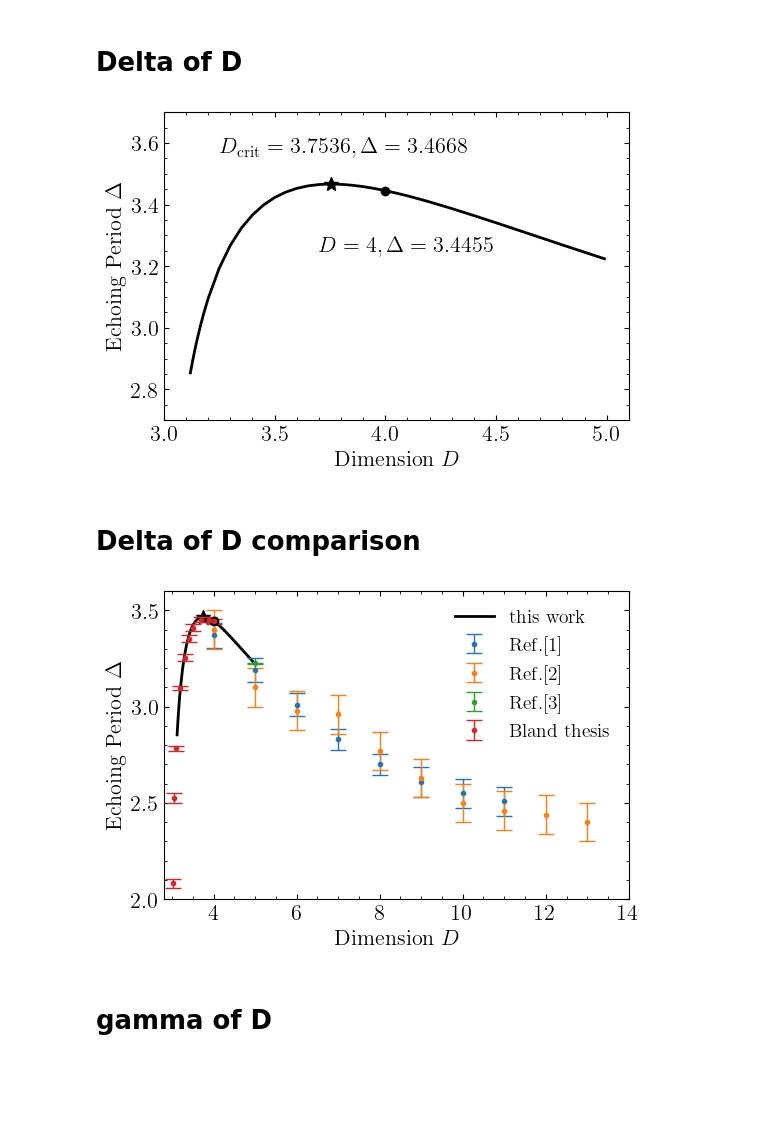
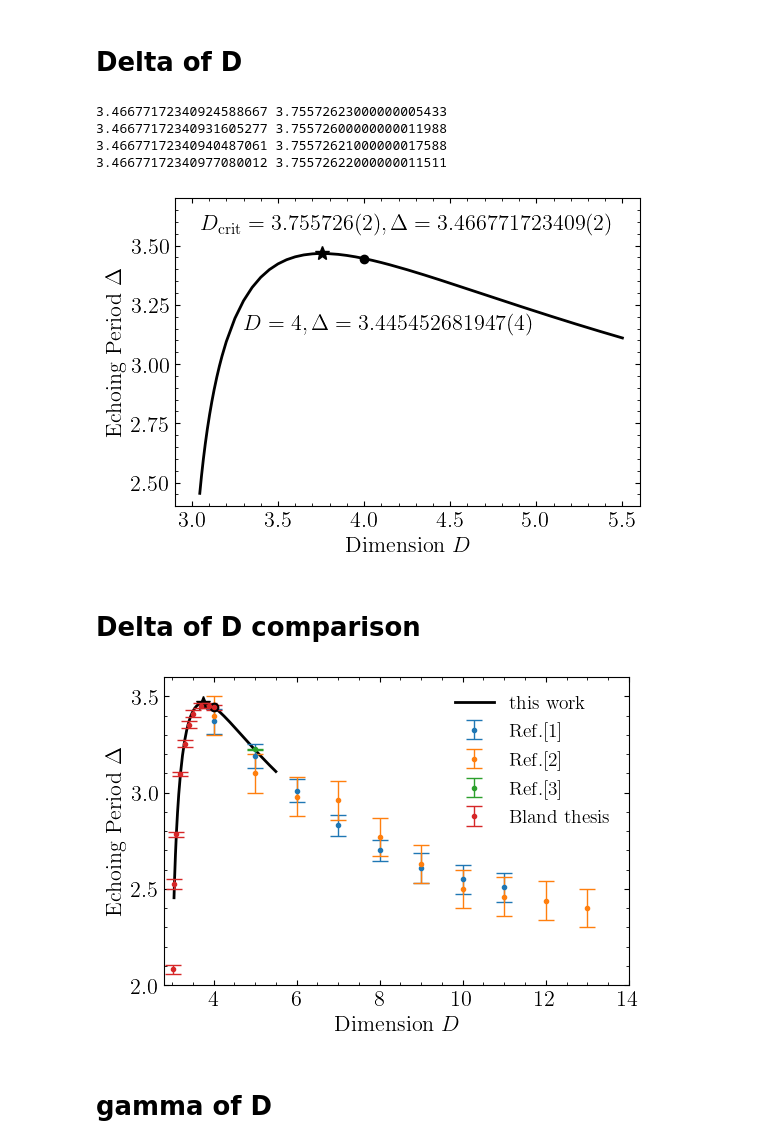
Before and after one commit to EckerChristian/CriticalSpacetimeCrystal, a Jupyter notebook: plots/plots.ipynb, the cells around one changed output. Cells and saved outputs as stored; diff of their text form; code cells hidden in the pictures; blank space fills up the shorter version.

Commit message:
minor update on plot script.

```diff
--- a/plots/plots.ipynb
+++ b/plots/plots.ipynb
@@ -22,7 +22,11 @@ plt.rcParams.update({
 
 
 # high resolution
-Delta=np.loadtxt("Delta.dat")
+Delta=np.loadtxt("DeltaList.dat")
+sorted_Delta = Delta[Delta[:, 1].argsort()]
+for row in sorted_Delta[-4:]:
+    print("{:.20f}".format(row[1]),"{:.20f}".format(row[0]))
+
 
 # data from Bland paper Table 1 https : // arxiv . org/pdf/hep - th/0702226
 SO=np.loadtxt("DeltaSorkin.dat")
@@ -39,18 +43,16 @@ bland3=np.loadtxt("DeltaBlandPaper2.dat")
 #fit=-57.051+35.2876*x-5.15404*x**2
 
 # critical point
-DcritLR=3.7536
-DeltacritLR=3.46677
-DcritHR=3.7536
-DeltacritHR=3.46676
+Dcrit=sorted_Delta[-1][0]
+Deltacrit=sorted_Delta[-1][1]
 
 # D=4
-Delta4=3.44545
+Delta4=Delta[Delta[:, 0] == 4][0][1]
 
 # generating a figure
 fig, ax=plt.subplots(sharex=True,facecolor='white',dpi=100,figsize=(6,4))
-ax.set_xlim([3,5.1])
-ax.set_ylim([2.7,3.7])
+ax.set_xlim([2.9,5.6])
+ax.set_ylim([2.4,3.7])
 ax.tick_params(which='major', direction='in',top="true",right="true")
 ax.tick_params(which='minor', direction='in',top="true",right="true")
 ax.minorticks_on()
@@ -58,37 +60,41 @@ plt.xlabel(r'${\rm Dimension}~D$', fontsize = 16)
 plt.ylabel(r'${\rm Echoing~Period}~\Delta$',fontsize =  16)
 
 
 # high res
 plt.plot(Delta[:,0],Delta[:,1],color="black",linestyle="-",linewidth=2,zorder=1,alpha=1,label=r"$\rm this~work$")
 
 # low res
 #plt.plot(DeltaLR[:,0],DeltaLR[:,1],color="orange",linestyle="--",linewidth=2,zorder=2,alpha=0.75,label=r"$2500~\rm modes$")
 
 # low D fit
 #plt.plot(extrapD3[:,0],extrapD3[:,1],color="black",linestyle=":",linewidth=2,zorder=1,alpha=0.5,label=r"$\rm extrapolation$")
 
 #plt.plot(x,fit,color="black",linestyle=":",linewidth=2,zorder=1,alpha=0.5,label=r"$\rm extrapolation$")
 
 # critical D
 #plt.plot(DcritLR, DeltacritLR,'*',color="firebrick",markersize=10,alpha=0.75)
-plt.plot(DcritHR, DeltacritHR,'*',color="black",markersize=10,alpha=1,zorder=2)
+plt.plot(Dcrit, Deltacrit,'*',color="black",markersize=10,alpha=1,zorder=2)
 
 
 # D=4
 plt.plot(4, Delta4,'o',color="black")
 
 # D=3
 #plt.plot(3, Delta3,'o',color="black")
 
 # labels
-plt.text(DcritLR-0.5,DeltacritLR+0.1,r'$D_{\rm crit}=3.7536, \Delta=3.4668$',fontsize=16,color="black")
-plt.text(4-0.3,Delta4-0.2,r'$D=4, \Delta=3.4455$',fontsize=16,color="black")
+plt.text(Dcrit-0.7,Deltacrit+0.1,rf'$D_{{\rm crit}}=3.755726(2), \Delta=3.466771723409(2)$',fontsize=16,color="black")
+plt.text(4-0.7,Delta4-0.3,rf'$D=4, \Delta=3.445452681947(4)$',fontsize=16,color="black")
 #plt.text(3+0.1,Delta3,r'$\Delta(D=3^+)\approx 2.2(?)$',fontsize=16,color="black")
 #plt.legend(loc="upper right",fontsize=14,frameon=False)
 
 plt.savefig("Delta.pdf",dpi=100,bbox_inches='tight')
 # %% [output]
+3.46677172340924588667 3.75572623000000005433
+3.46677172340931605277 3.75572600000000011988
+3.46677172340940487061 3.75572621000000017588
+3.46677172340977080012 3.75572622000000011511
-[figure, old version]
+[figure, new version]
 # %% [markdown]
 # Delta of D comparison
 # %%
@@ -113,7 +119,7 @@ plt.rcParams.update({
 
 
 # high resolution
-Delta=np.loadtxt("Delta.dat")
+Delta=np.loadtxt("DeltaList.dat")
 
 # data from Bland paper Table 1 https : // arxiv . org/pdf/hep - th/0702226
 SO=np.loadtxt("DeltaSorkin.dat")
@@ -185,7 +191,7 @@ plt.legend(loc="upper right",fontsize=14,frameon=False)
 
 plt.savefig("DeltaCompare.pdf",dpi=100,bbox_inches='tight')
 # %% [output]
-[figure, old version]
+[figure, new version]
 # %% [markdown]
 # gamma of D
 # %%
```
Also changed, not shown: parts of 2 cells of this notebook.
